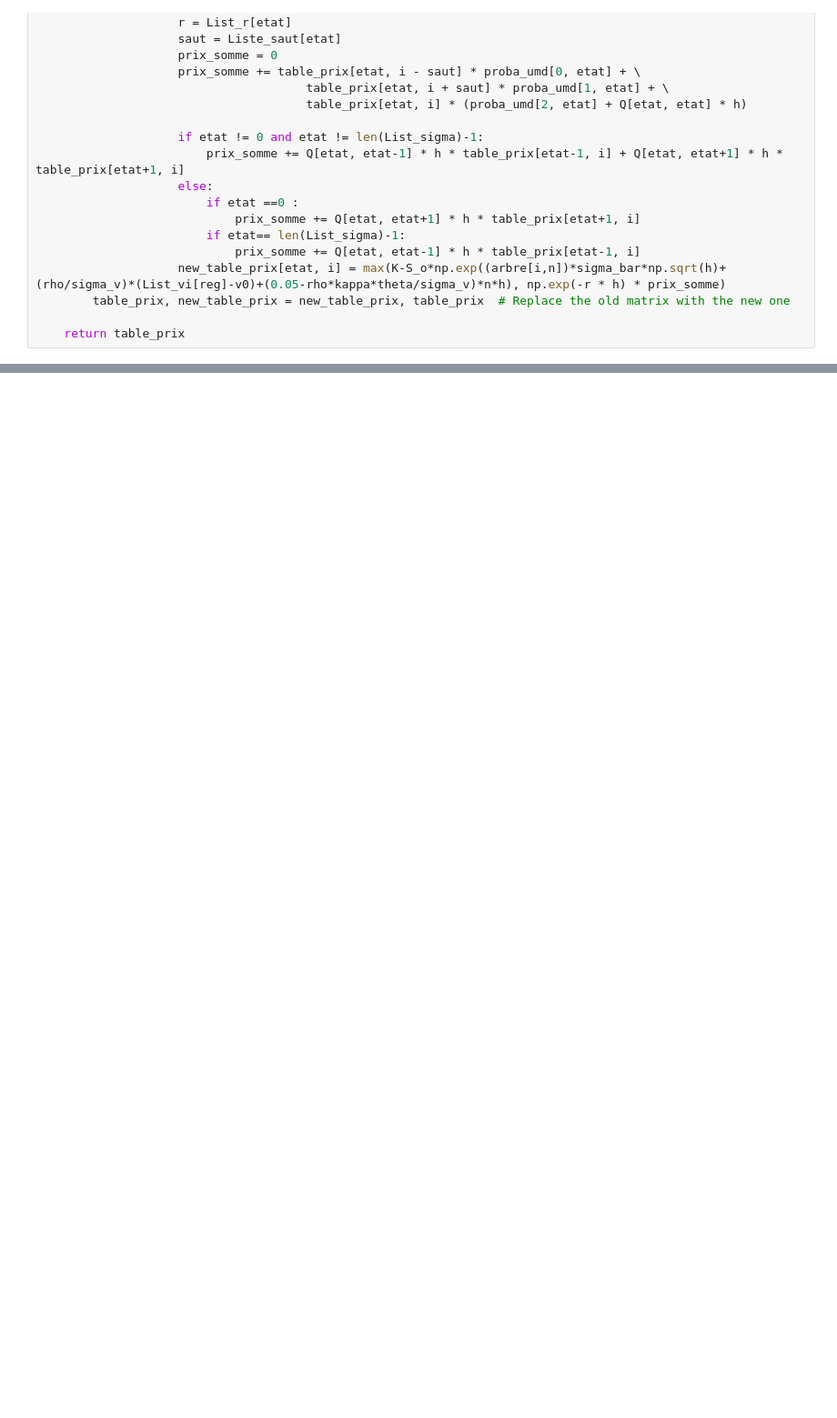
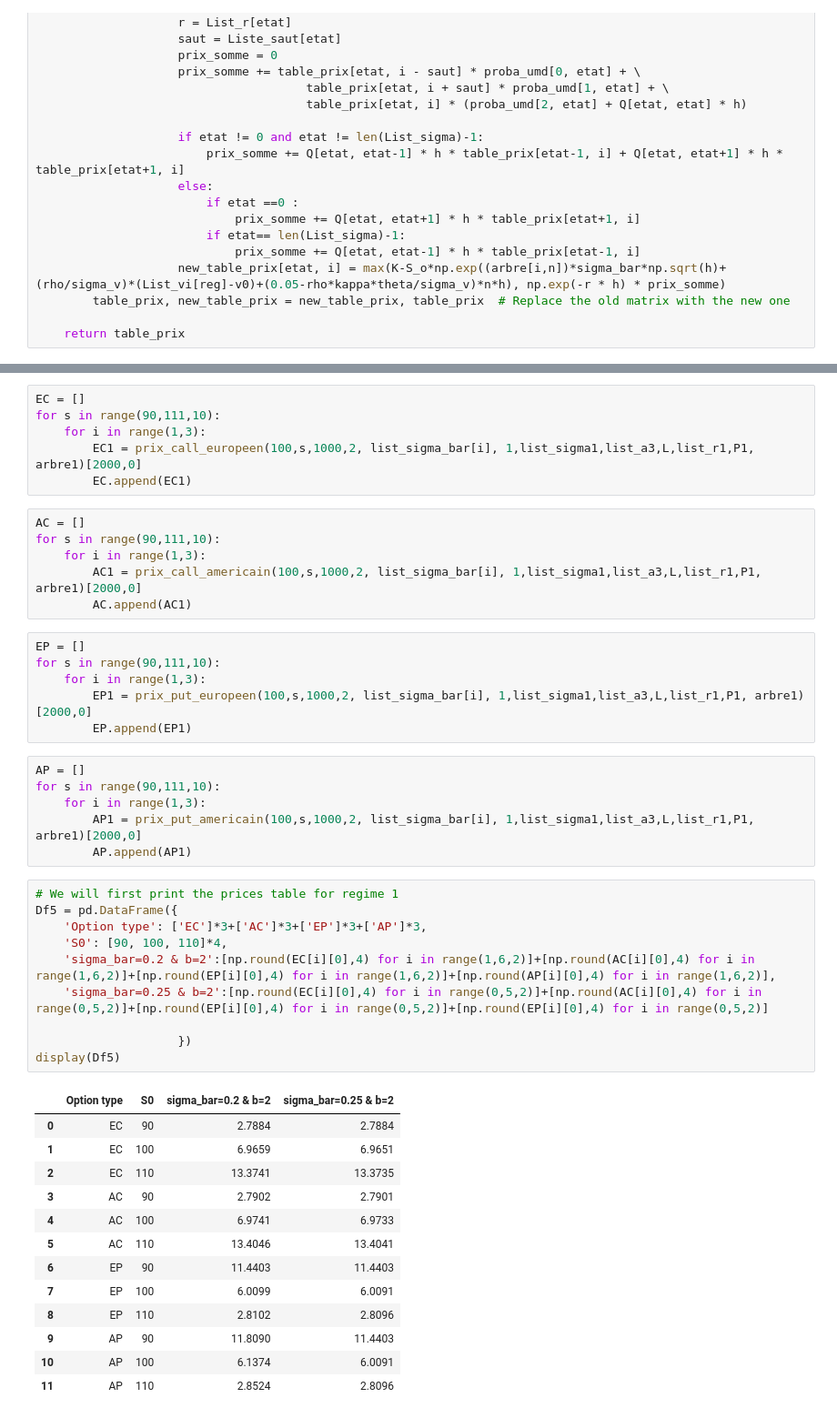
Before and after one commit to GodwinZonou/Options-pricing-recombining-tree, a Jupyter notebook: main.ipynb, the cells around one changed output, grey strips where cells are left out. Shown at 91% size. Saved outputs shown, nothing was run; the diff lists cells and outputs as text; blank space fills up the shorter version.

```diff
--- a/main.ipynb
+++ b/main.ipynb
@@ -444,0 +495,48 @@ def prix_put_americain_Heston_model(K, S_o, n, b, sigma_bar, T,List_vi, List_sig
+# %%
+EC = []
+for s in range(90,111,10):
+    for i in range(1,3):
+        EC1 = prix_call_europeen(100,s,1000,2, list_sigma_bar[i], 1,list_sigma1,list_a3,L,list_r1,P1, arbre1)[2000,0]
+        EC.append(EC1)
+# %%
+AC = []
+for s in range(90,111,10):
+    for i in range(1,3):
+        AC1 = prix_call_americain(100,s,1000,2, list_sigma_bar[i], 1,list_sigma1,list_a3,L,list_r1,P1, arbre1)[2000,0]
+        AC.append(AC1)
+# %%
+EP = []
+for s in range(90,111,10):
+    for i in range(1,3):
+        EP1 = prix_put_europeen(100,s,1000,2, list_sigma_bar[i], 1,list_sigma1,list_a3,L,list_r1,P1, arbre1)[2000,0]
+        EP.append(EP1)
+# %%
+AP = []
+for s in range(90,111,10):
+    for i in range(1,3):
+        AP1 = prix_put_americain(100,s,1000,2, list_sigma_bar[i], 1,list_sigma1,list_a3,L,list_r1,P1, arbre1)[2000,0]
+        AP.append(AP1)
+# %%
+# We will first print the prices table for regime 1
+Df5 = pd.DataFrame({
+    'Option type': ['EC']*3+['AC']*3+['EP']*3+['AP']*3,
+    'S0': [90, 100, 110]*4,
+    'sigma_bar=0.2 & b=2':[np.round(EC[i][0],4) for i in range(1,6,2)]+[np.round(AC[i][0],4) for i in range(1,6,2)]+[np.round(EP[i][0],4) for i in range(1,6,2)]+[np.round(AP[i][0],4) for i in range(1,6,2)],
+    'sigma_bar=0.25 & b=2':[np.round(EC[i][0],4) for i in range(0,5,2)]+[np.round(AC[i][0],4) for i in range(0,5,2)]+[np.round(EP[i][0],4) for i in range(0,5,2)]+[np.round(EP[i][0],4) for i in range(0,5,2)]
+
+                    })
+display(Df5)
+# %% [output]
+|  | Option type | S0 | sigma_bar=0.2 & b=2 | sigma_bar=0.25 & b=2 |
+| 0 | EC | 90 | 2.7884 | 2.7884 |
+| 1 | EC | 100 | 6.9659 | 6.9651 |
+| 2 | EC | 110 | 13.3741 | 13.3735 |
+| 3 | AC | 90 | 2.7902 | 2.7901 |
+| 4 | AC | 100 | 6.9741 | 6.9733 |
+| 5 | AC | 110 | 13.4046 | 13.4041 |
+| 6 | EP | 90 | 11.4403 | 11.4403 |
+| 7 | EP | 100 | 6.0099 | 6.0091 |
+| 8 | EP | 110 | 2.8102 | 2.8096 |
+| 9 | AP | 90 | 11.8090 | 11.4403 |
+| 10 | AP | 100 | 6.1374 | 6.0091 |
+| 11 | AP | 110 | 2.8524 | 2.8096 |
```
Also changed, not shown: parts of 8 cells of this notebook.
